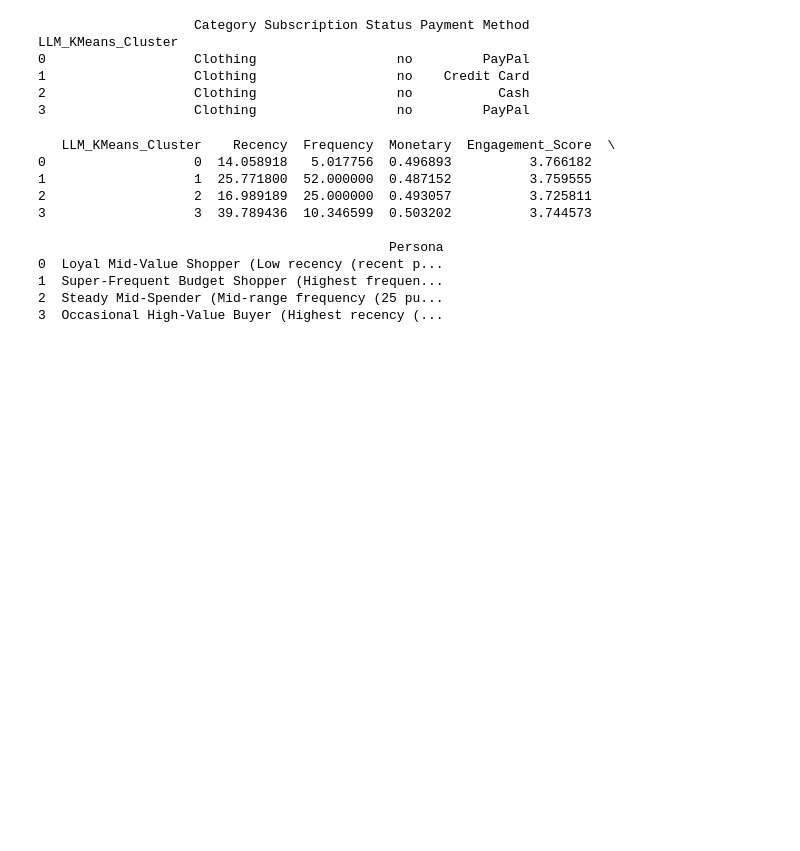
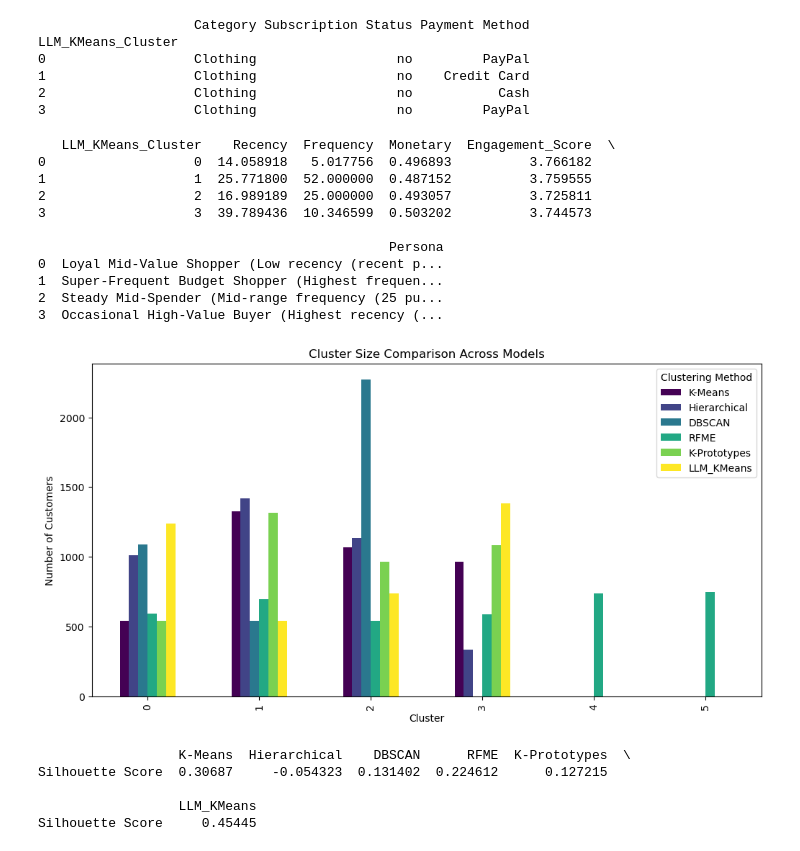
Before and after one commit to CassandraMaldonado/ML_customer_clustering, a Jupyter notebook: Clustering models.ipynb, the cells around one changed output. Drawn from its saved outputs; the diff is of its cells as text; code cells hidden in the pictures; blank space fills up the shorter version.

```diff
--- a/Clustering models.ipynb
+++ b/Clustering models.ipynb
@@ -1471,3 +1471,70 @@ print(persona_summary)
 1  Super-Frequent Budget Shopper (Highest frequen...
 2  Steady Mid-Spender (Mid-range frequency (25 pu...
 3  Occasional High-Value Buyer (Highest recency (...
+# %%
+# Summary of all models
+cluster_counts = {
+    "K-Means": df["KMeans_LLM_Cluster"].value_counts(),
+    "Hierarchical": df["Hierarchical_Cluster"].value_counts(),
+    "DBSCAN": df["DBSCAN_Cluster"].value_counts(),
+    "RFME": df["RFME_Cluster"].value_counts(),
+    "K-Prototypes": df["KPrototypes_Cluster"].value_counts(),
+    "LLM_KMeans": df["LLM_KMeans_Cluster"].value_counts()
+}
+
+# Convert to DataFrame for visualization
+cluster_counts_df = pd.DataFrame(cluster_counts).fillna(0)
+
+# Plot the comparison
+plt.figure(figsize=(12, 6))
+cluster_counts_df.plot(kind="bar", colormap="viridis", ax=plt.gca())
+plt.xlabel("Cluster")
+plt.ylabel("Number of Customers")
+plt.title("Cluster Size Comparison Across Models")
+plt.legend(title="Clustering Method")
+plt.show()
+
+# Compute mean values for each method's cluster
+cluster_means_combined = {
+    "K-Means": df.groupby("KMeans_LLM_Cluster")[numerical_features].mean(),
+    "Hierarchical": df.groupby("Hierarchical_Cluster")[numerical_features].mean(),
+    "DBSCAN": df.groupby("DBSCAN_Cluster")[numerical_features].mean(),
+    "RFME": df.groupby("RFME_Cluster")[numerical_features].mean(),
+    "K-Prototypes": df.groupby("KPrototypes_Cluster")[numerical_features].mean(),
+    "LLM_KMeans": df.groupby("LLM_KMeans_Cluster")[numerical_features].mean()
+}
+# %% [output]
+[figure, added]
+# %%
+# Calculate silhouette score for K-Prototypes
+from sklearn.metrics import silhouette_score
+
+# Convert categorical columns to numerical for silhouette score calculation
+categorical_features = ['Gender', 'Category', 'Size', 'Color', 'Season', 'Subscription Status', 'Payment Method']
+df[categorical_features] = df[categorical_features].astype('category').apply(lambda x: x.cat.codes)
+
+# Prepare data for silhouette score calculation
+X_kproto = df[numerical_features + categorical_features].values
+
+# Calculate silhouette score for K-Prototypes
+silhouette_kproto = silhouette_score(X_kproto, df["KPrototypes_Cluster"])
+
+# Silhouette Score for all models
+silhouette_scores = {
+    "K-Means": silhouette_score(X_embeddings, df["KMeans_LLM_Cluster"]),
+    "Hierarchical": silhouette_score(X_embeddings, df["Hierarchical_Cluster"]),
+    "DBSCAN": silhouette_dbscan,
+    "RFME": silhouette_rfme,
+    "K-Prototypes": silhouette_kproto,
+    "LLM_KMeans": silhouette_llm
+}
+
+#Table of Silhouette Scores
+silhouette_scores_df = pd.DataFrame(silhouette_scores, index=["Silhouette Score"])
+print(silhouette_scores_df)
+# %% [output]
+                  K-Means  Hierarchical    DBSCAN      RFME  K-Prototypes  \
+Silhouette Score  0.30687     -0.054323  0.131402  0.224612      0.127215
+
+                  LLM_KMeans
+Silhouette Score     0.45445
```
Also changed, not shown: parts of 2 cells of this notebook.
